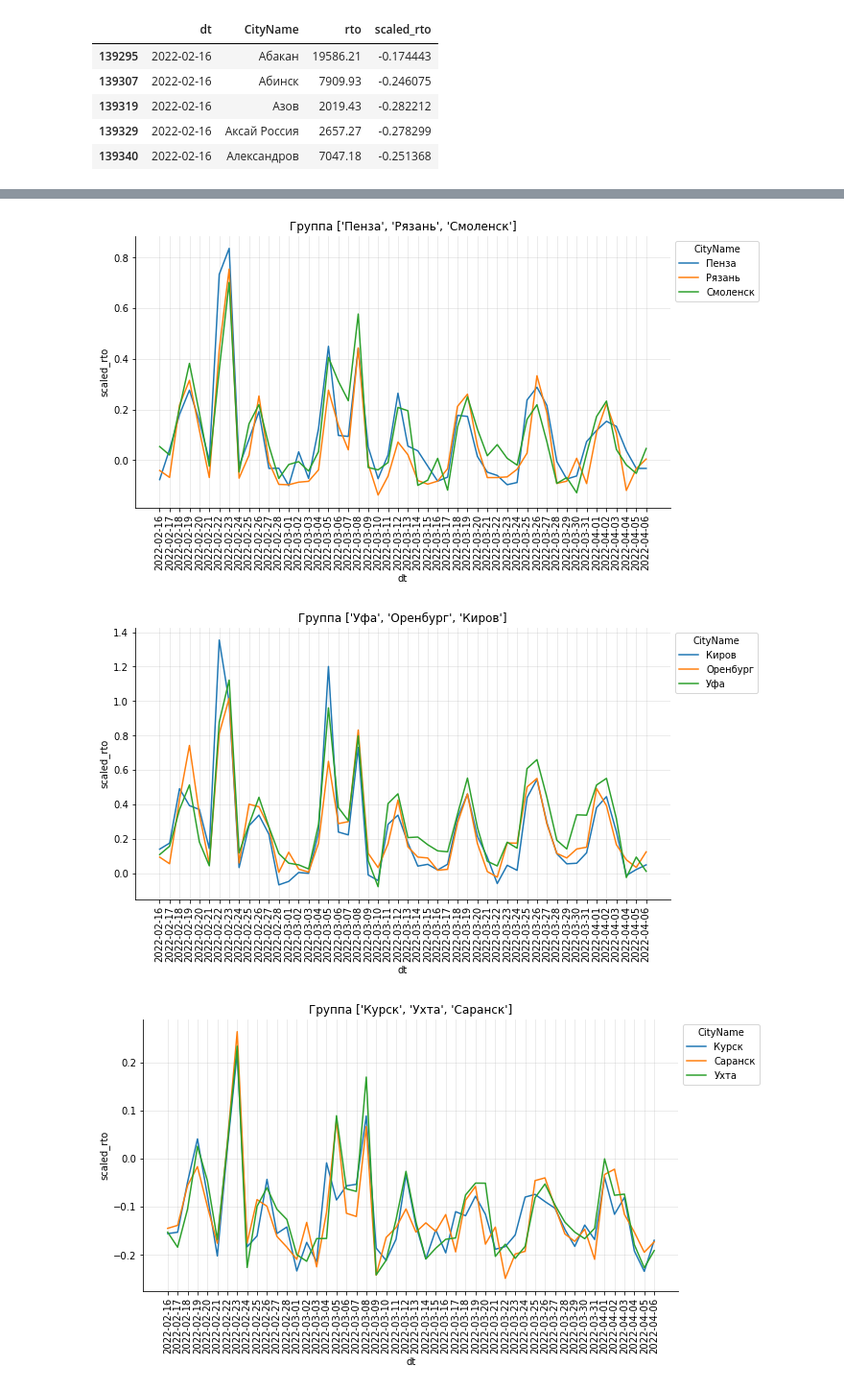
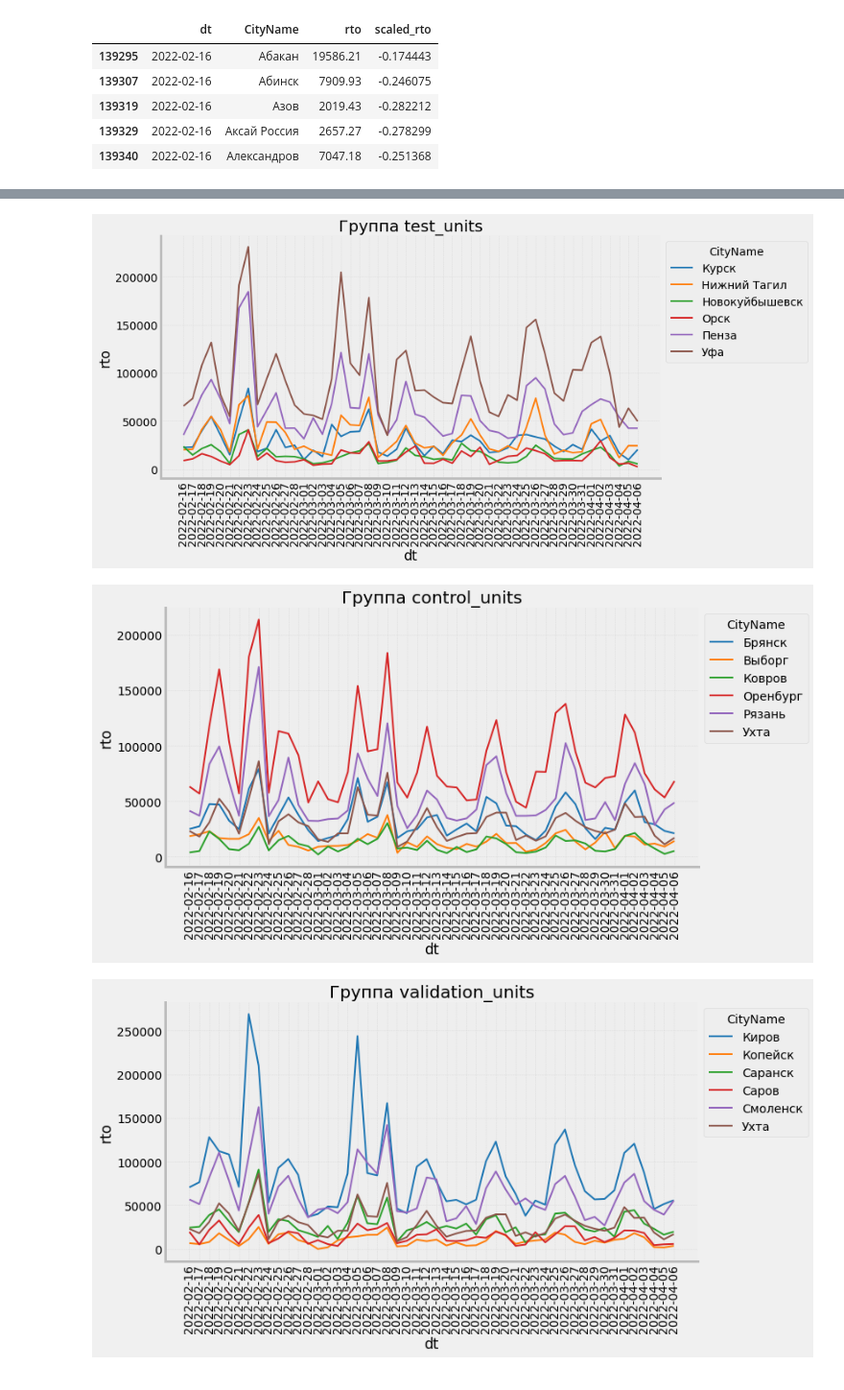
Before and after one commit to repinmihail/TestLab, a Jupyter notebook: development/dev-offline-units-exp.ipynb, the cells around one changed output, grey strips where cells are left out. Shown at 96% size. Drawn from its saved outputs; the diff is of its cells as text; code cells hidden in the pictures.

```diff
--- a/development/dev-offline-units-exp.ipynb
+++ b/development/dev-offline-units-exp.ipynb
@@ -664,0 +686,3 @@ result_ids
+# %%
+all_neighbours = get_all_neighbours(test_towns, "CityName", knn_pre_exp_vec, 3, "scaled_rto_arr")
+all_neighbours
@@ -664,0 +696,19 @@ result_ids
+# %%
+def get_test_control_val_groups(neighbours_dict: dict) -> dict:
+    """
+    Собирает тестовую, контрольную и валидационную группы юнитов
+
+    Args:
+        neighbours_dict (dict): словарь
+    """
+    test_units = list(neighbours_dict.keys())
+    control_units = [[j for j in i if j not in test_towns][0] for i in t.values()]
+    validation_units = [[j for j in i if j not in test_towns][1] for i in t.values()]
+    return dict(
+        test_units=test_units,
+        control_units=control_units,
+        validation_units=validation_units
+    )
+# %%
+all_groups = get_test_control_val_groups(all_neighbours)
+all_groups
@@ -675,0 +742,12 @@ knn_pre_exp_clean.head()
+# %%
+# абсолютные величины
+plt.style.use("bmh")
+for i in test_towns:
+
+    plot_time_series(
+        df=pre_exp[pre_exp["CityName"].isin(all_neighbours[i])],
+        metric_name="rto",
+        grouped_column="CityName",
+        time_series_name="dt",
+        title=f"Группа {all_neighbours[i]}"
+    )
@@ -676,14 +777,14 @@ knn_pre_exp_clean.head()
 # %%
-for i in test_towns:
+for i in all_groups.keys():
 
     plot_time_series(
-        df=knn_pre_exp_clean[knn_pre_exp_clean["CityName"].isin(result_ids[i])],
-        metric_name="scaled_rto",
+        df=pre_exp[pre_exp["CityName"].isin(all_groups[i])],
+        metric_name="rto",
         grouped_column="CityName",
         time_series_name="dt",
-        title=f"Группа {result_ids[i]}"
+        title=f"Группа {i}"
     )
 # %% [output]
-[figure, old version]
+[figure, new version]
-[figure, old version]
+[figure, new version]
-[figure, old version]
+[figure, new version]
```
Also changed, not shown: parts of 47 cells of this notebook.
